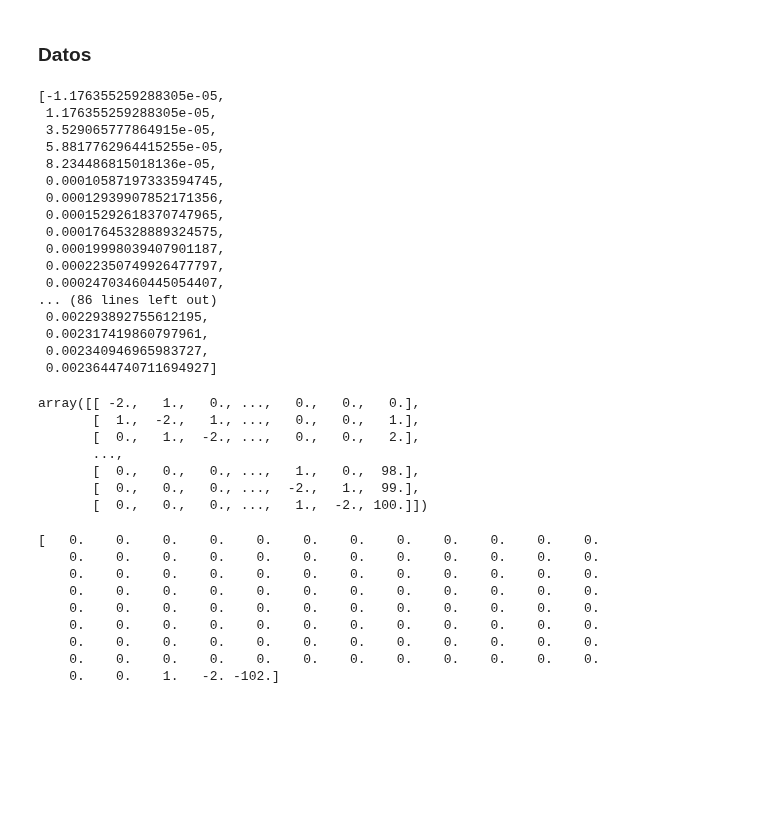
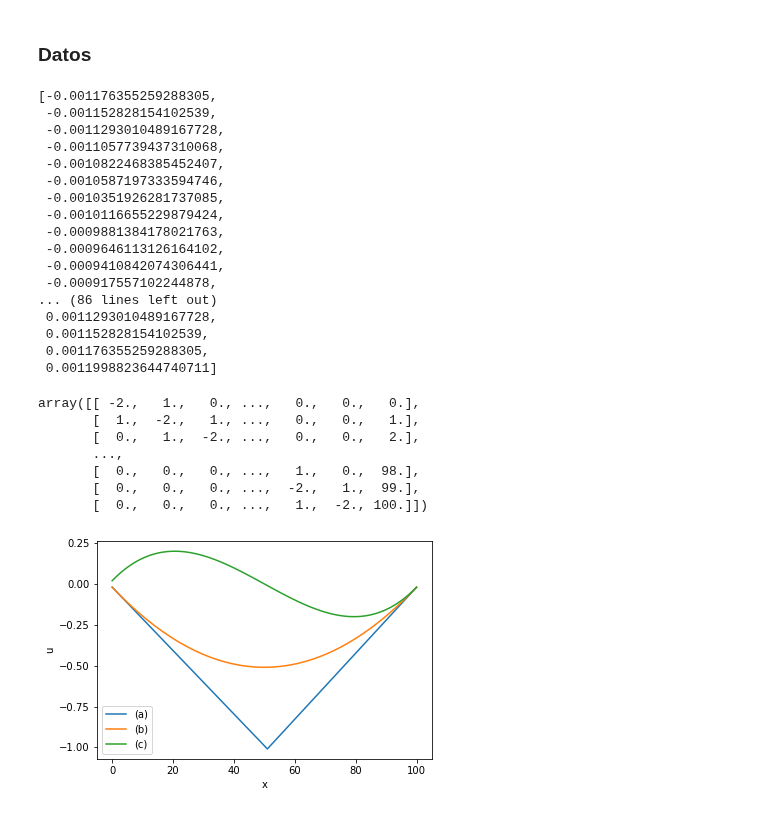
Before and after one commit to agFrenk/Metodos-TP, a Jupyter notebook: resolucion_tp.ipynb, the cells around one changed output. Saved outputs shown, nothing was run; the diff lists cells and outputs as text; code cells hidden in the pictures; blank space fills up the shorter version.

```diff
--- a/resolucion_tp.ipynb
+++ b/resolucion_tp.ipynb
@@ -231,7 +246,8 @@ def term_indep_elim_gauss_tridiagonal(M, coeficientes_computados):
     terminos_indep_computados.append(d_prima)
   return terminos_indep_computados
 
-def elim_gauss_tridiaognal(M):
+
+def elim_gauss_tridiaognal_extendida(M):
   coeficientes = coeficientes_elim_gauss_tridiaognal(M)
   terminos_independientes = term_indep_elim_gauss_tridiagonal(M, coeficientes)
 
@@ -242,8 +258,15 @@ def elim_gauss_tridiaognal(M):
 
   return res
 
+def elim_gauss_tridiagonal(A, u):
 
-elim_gauss_tridiaognal(matriz_tridiagonal_facil)
+  u_column = u.reshape(-1, 1)  # -1 en reshape permite que numpy calcule la dimensión necesaria
+
+  # Creando la matriz extendida M
+  M = np.hstack((A, u_column))
+  return elim_gauss_tridiaognal_extendida(M)
+
+elim_gauss_tridiaognal_extendida(matriz_tridiagonal_facil)
 # %% [output]
 array([-2.96666667,  1.60833333,  0.06666667])
 # %% [markdown]
@@ -265,27 +288,27 @@ d_b = np.full(101, np.float64(4) / np.float64(101**2))
 d_c = []
 n = 101
 for i in range(0, 102):
-    value =  (np.float64(-1 + 2*i) / np.float64(n - 1)) * (np.float64(12) / np.float64(n*n))
+    value =  (np.float64(-1) + (np.float64(2*i) / np.float64(n - 1))) * (np.float64(12) / np.float64(n*n))
     d_c.append(value)
 d_c
 # %% [output]
-[-1.176355259288305e-05,
- 1.176355259288305e-05,
- 3.529065777864915e-05,
- 5.8817762964415255e-05,
- 8.234486815018136e-05,
- 0.00010587197333594745,
- 0.00012939907852171356,
- 0.00015292618370747965,
- 0.00017645328889324575,
- 0.00019998039407901187,
- 0.00022350749926477797,
- 0.00024703460445054407,
+[-0.001176355259288305,
+ -0.001152828154102539,
+ -0.0011293010489167728,
+ -0.0011057739437310068,
+ -0.0010822468385452407,
+ -0.0010587197333594746,
+ -0.0010351926281737085,
+ -0.0010116655229879424,
+ -0.0009881384178021763,
+ -0.0009646113126164102,
+ -0.0009410842074306441,
+ -0.000917557102244878,
 ... (86 lines left out)
- 0.002293892755612195,
- 0.002317419860797961,
- 0.002340946965983727,
- 0.0023644740711694927]
+ 0.0011293010489167728,
+ 0.001152828154102539,
+ 0.001176355259288305,
+ 0.0011998823644740711]
 # %%
 d = []
 for i in range(0, 101):
@@ -314,32 +337,34 @@ array([[ -2.,   1.,   0., ...,   0.,   0.,   0.],
 # %%
 def verificacion_exp(ds):
 
   x = range(0, 101)
   x_ds = np.zeros((3, 101))
   for i in range(2):
     matrix_c = create_matrix_with_d(ds[i])
     x_ds[i] = elim_gauss_tridiaognal(matrix_c)
 
   matrix_c = create_matrix_with_d(ds[2])
-  x_ds[2] = solve_sys_EG(matrix_c, 0.00001)
+  A = matrix_c[:, :-1]
+
+# El vector de términos independientes B es la última columna
+  B = matrix_c[:, -1]
+  x_ds[2] = elim_gauss_tridiagonal(A, B)
 
   fig, ax = plt.subplots( nrows=1, ncols=1 )
-  plt.plot(x[:90], x_ds[0][:90], label = "(a)")
-  plt.plot(x[:90], x_ds[1][:90], label = "(b)")
-  plt.plot(x[:90], x_ds[2], label = "(c)")
-  print(x_ds[2])
+  plt.plot(x, x_ds[0], label = "(a)")
+  plt.plot(x, x_ds[1], label = "(b)")
+  plt.plot(x, x_ds[2], label = "(c)")
+  yticks = np.arange(-1, 0.50, 0.25)
+  ax.set_yticks(yticks)
+  ax.set_xlabel("x")
+  ax.set_ylabel("u")
+  plt.legend()
+  #fig.savefig('verificacion_exp.pdf')
   plt.show()
-  fig.savefig('verificacion_exp.pdf')
+
+
   return
 
 verificacion_exp([d_a, d_b, d_c])
 # %% [output]
-[   0.    0.    0.    0.    0.    0.    0.    0.    0.    0.    0.    0.
-    0.    0.    0.    0.    0.    0.    0.    0.    0.    0.    0.    0.
-    0.    0.    0.    0.    0.    0.    0.    0.    0.    0.    0.    0.
-    0.    0.    0.    0.    0.    0.    0.    0.    0.    0.    0.    0.
-    0.    0.    0.    0.    0.    0.    0.    0.    0.    0.    0.    0.
-    0.    0.    0.    0.    0.    0.    0.    0.    0.    0.    0.    0.
-    0.    0.    0.    0.    0.    0.    0.    0.    0.    0.    0.    0.
-    0.    0.    0.    0.    0.    0.    0.    0.    0.    0.    0.    0.
-    0.    0.    1.   -2. -102.]
+[figure, added]
```
Also changed, not shown: parts of 15 cells of this notebook.
